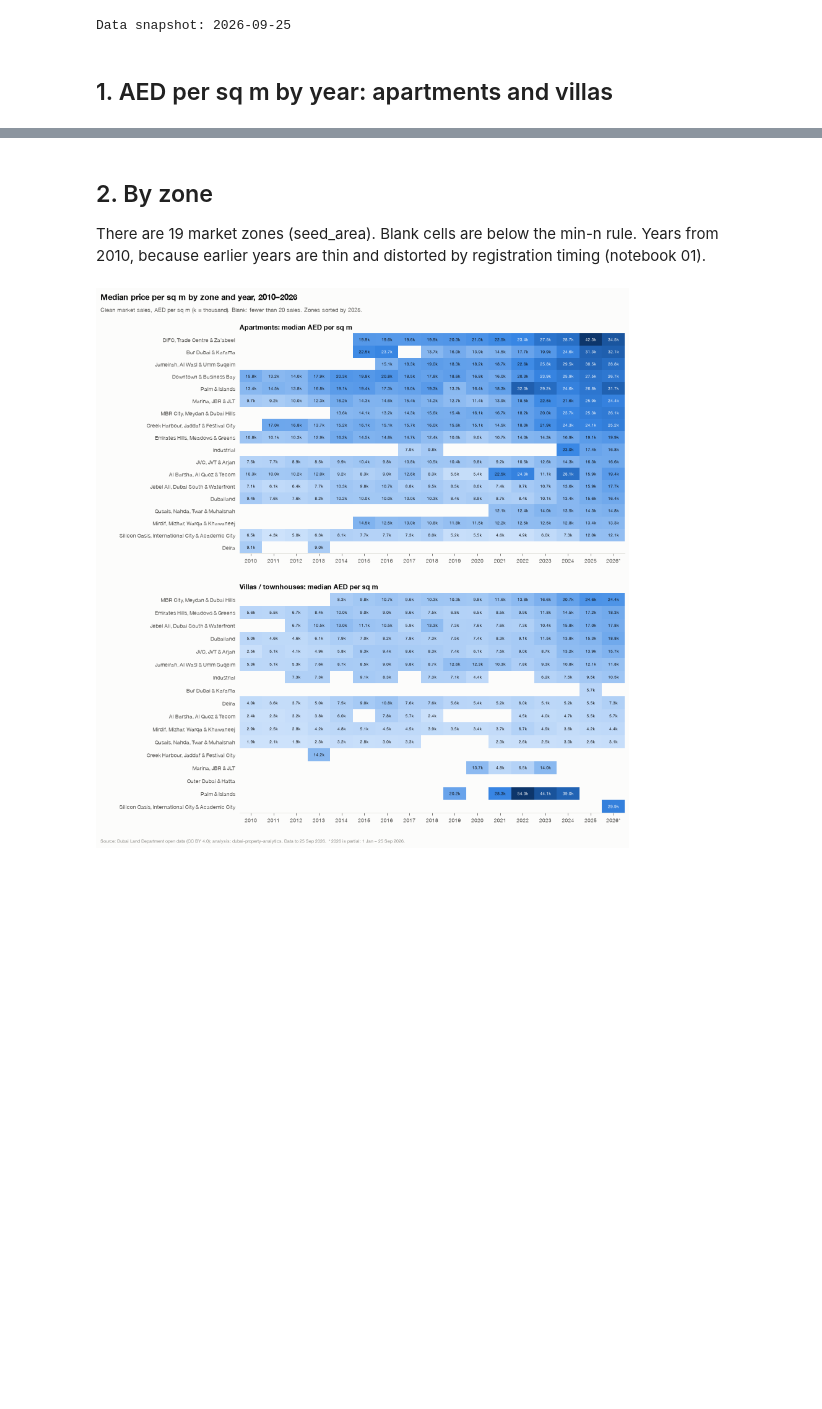
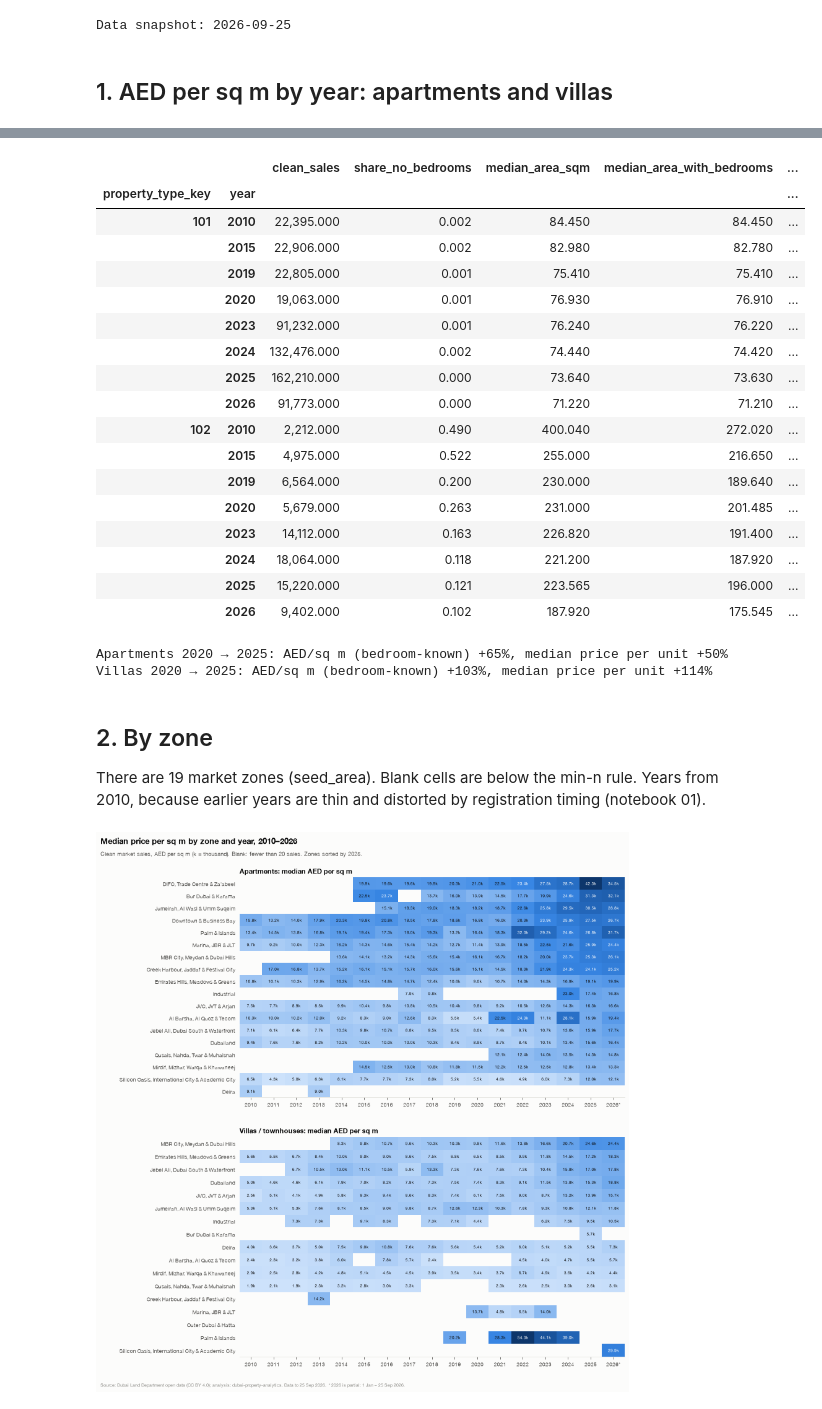
Before and after one commit to SafwanTisekar/dubai-property-analytics, a Jupyter notebook: notebooks/03_prices_and_rents.ipynb, the cells around one changed output, grey strips where cells are left out. Saved outputs shown, nothing was run; the diff lists cells and outputs as text; code cells hidden in the pictures; blank space fills up the shorter version.

```diff
--- a/notebooks/03_prices_and_rents.ipynb
+++ b/notebooks/03_prices_and_rents.ipynb
@@ -88,3 +92,42 @@ plt.show()
+# %%
+basis = pr.area_basis()
+display(
+    basis[basis["year"].isin([2010, 2015, 2019, 2020, 2023, 2024, 2025, SNAP.year])].set_index(
+        ["property_type_key", "year"]
+    )
+)
+b = basis.set_index(["property_type_key", "year"])
+for key, name in [(APT, "Apartments"), (VILLA, "Villas")]:
+    g_sub = (
+        b.loc[(key, 2025), "median_ppsqm_with_bedrooms"]
+        / b.loc[(key, 2020), "median_ppsqm_with_bedrooms"]
+        - 1
+    )
+    g_unit = b.loc[(key, 2025), "median_price_aed"] / b.loc[(key, 2020), "median_price_aed"] - 1
+    print(
+        f"{name} 2020 → 2025: AED/sq m (bedroom-known) {g_sub:+.0%}, median price per unit {g_unit:+.0%}"
+    )
+# %% [output]
+|  |  | clean_sales | share_no_bedrooms | median_area_sqm | median_area_with_bedrooms | ... |
+| property_type_key | year |  |  |  |  | ... |
+| 101 | 2010 | 22,395.000 | 0.002 | 84.450 | 84.450 | ... |
+|  | 2015 | 22,906.000 | 0.002 | 82.980 | 82.780 | ... |
+|  | 2019 | 22,805.000 | 0.001 | 75.410 | 75.410 | ... |
+|  | 2020 | 19,063.000 | 0.001 | 76.930 | 76.910 | ... |
+|  | 2023 | 91,232.000 | 0.001 | 76.240 | 76.220 | ... |
+|  | 2024 | 132,476.000 | 0.002 | 74.440 | 74.420 | ... |
+|  | 2025 | 162,210.000 | 0.000 | 73.640 | 73.630 | ... |
+|  | 2026 | 91,773.000 | 0.000 | 71.220 | 71.210 | ... |
+| 102 | 2010 | 2,212.000 | 0.490 | 400.040 | 272.020 | ... |
+|  | 2015 | 4,975.000 | 0.522 | 255.000 | 216.650 | ... |
+|  | 2019 | 6,564.000 | 0.200 | 230.000 | 189.640 | ... |
+|  | 2020 | 5,679.000 | 0.263 | 231.000 | 201.485 | ... |
+|  | 2023 | 14,112.000 | 0.163 | 226.820 | 191.400 | ... |
+|  | 2024 | 18,064.000 | 0.118 | 221.200 | 187.920 | ... |
+|  | 2025 | 15,220.000 | 0.121 | 223.565 | 196.000 | ... |
+|  | 2026 | 9,402.000 | 0.102 | 187.920 | 175.545 | ... |
+Apartments 2020 → 2025: AED/sq m (bedroom-known) +65%, median price per unit +50%
+Villas 2020 → 2025: AED/sq m (bedroom-known) +103%, median price per unit +114%
 # %% [markdown]
 ## 2. By zone
 
```
Also changed, not shown: parts of 3 cells of this notebook, 32 other files.
